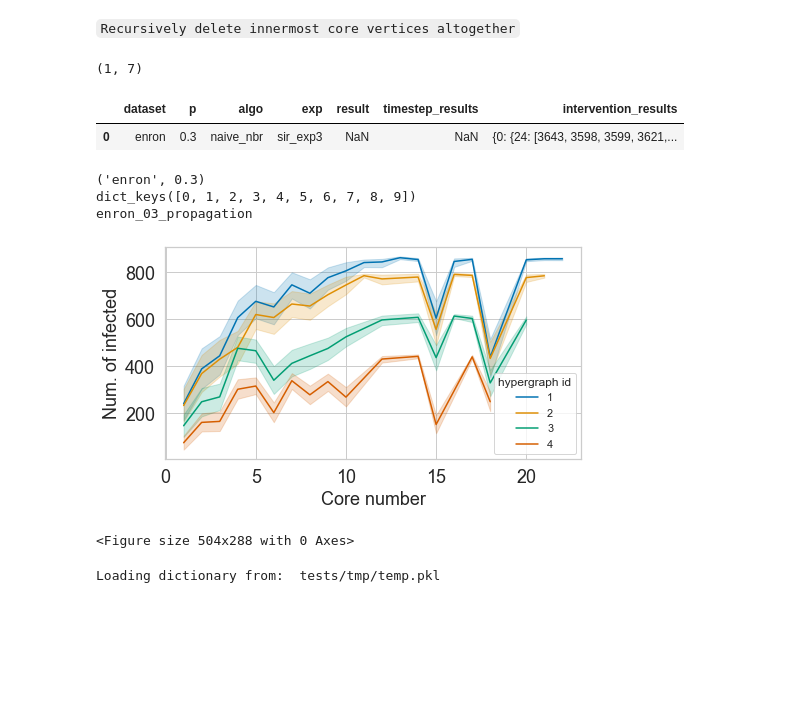
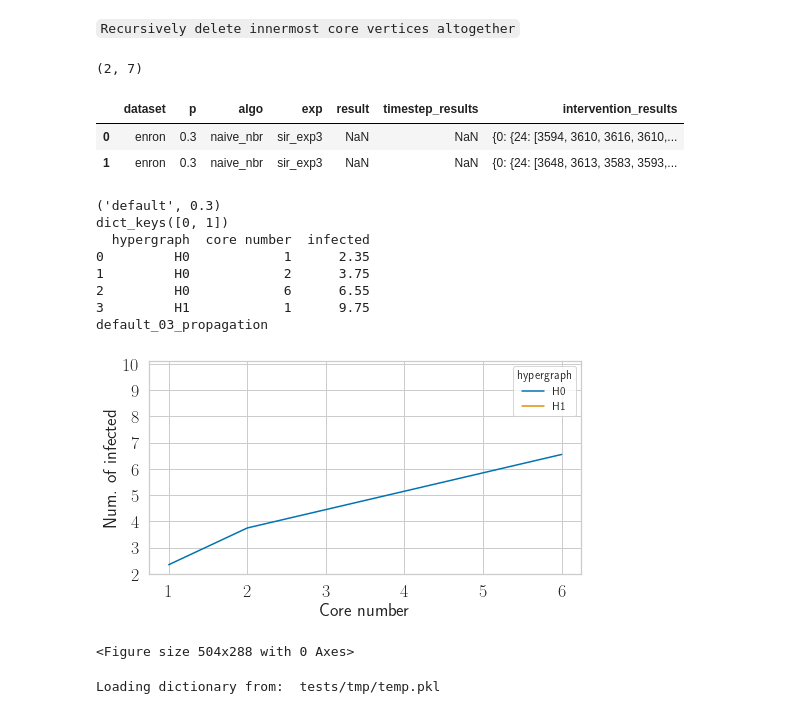
Before and after one commit to bishwamittra/scripts_hg-core-decomposition, a Jupyter notebook: read_output(naheed).ipynb, the cells around one changed output. Saved outputs shown, nothing was run; the diff lists cells and outputs as text; code cells hidden in the pictures; blank space fills up the shorter version.

```diff
--- a/read_output(naheed).ipynb
+++ b/read_output(naheed).ipynb
@@ -122,7 +138,10 @@ good_name_algo = {
     'improved2_nbr' : "NBR(2)",
     'par_improved2_nbr' : "pNBR(2)",
     'par_improved3_nbr' : "pNBR(3)",
-    'naive_degree' : "DEG"
+    'naive_degree' : "DEG",
+    'opt_local_coreI': "Local-I",
+    'opt_local_coreII': "Local-II",
+    'opt_local_coreIII': "Local-III"
 }
 
 good_name_dataset = {
@@ -144,7 +163,8 @@ good_name_dataset = {
     "gowalla": "gowalla",
     'weeplaces':'weeplaces'
 }
-order=["Peel", "E-Peel", "Local-core"]
+# order=["Peel", "E-Peel", "Local-core"]
+order=["Peel", "E-Peel", "Local-I","Local-II","Local-III"]
 linewidth= 2
 scatterplotBall = 150
 save = True
@@ -1764,7 +1793,7 @@ output_folder = 'data/output/'
 # fontsize = 18
 # labelsize = 12
 # %%
-df = pd.read_csv(output_folder + "/server/propagation_result_final.csv", header=None)
+df = pd.read_csv(output_folder + "server/propagation_result_final.csv", header=None)
 df.columns = ['algo', 'dataset', 'exp2', 'p', 'result', 'timestep_results']
 print(df.shape)
 df.head(15)
@@ -1858,7 +1887,7 @@ from matplotlib.ticker import MaxNLocator
 sns.set(rc={'figure.figsize':(7,4)})
 sns.set_style("whitegrid", {'axes.grid' : True})
 lw = 3
-save = True
+save = False
 
 
 ignore_datasets = ['bin_1','bin_2','bin_4','bin_5', 'congress', 'contact']
@@ -1969,15 +1999,16 @@ Intervention strategy
 `Recursively delete innermost core vertices altogether`
 # %%
 # df = pd.read_csv(output_folder + "/propagation_result.csv", header=None)
-df = pd.read_csv("data/output/propagation_result_recursive_delinner_enron2.csv", header=None)
+df = pd.read_csv("data/output/propagation_result_recursive_delinner_enron.csv", header=None)
 df.columns = ['dataset', 'p', 'algo', 'exp', 'result', 'timestep_results', 'intervention_results']
 # df.columns = ['algo', 'dataset', 'exp', 'intervention_results', 'p', 'result', 'timestep_results']
 print(df.shape)
 df.head(15)
 # %% [output]
-(1, 7)
+(2, 7)
 |  | dataset | p | algo | exp | result | timestep_results | intervention_results |
-| 0 | enron | 0.3 | naive_nbr | sir_exp3 | NaN | NaN | {0: {24: [3643, 3598, 3599, 3621,... |
+| 0 | enron | 0.3 | naive_nbr | sir_exp3 | NaN | NaN | {0: {24: [3594, 3610, 3616, 3610,... |
+| 1 | enron | 0.3 | naive_nbr | sir_exp3 | NaN | NaN | {0: {24: [3648, 3613, 3583, 3593,... |
 # %%
 import pandas as pd
 import seaborn as sns
@@ -2024,42 +2055,48 @@ for key, item in df[df['intervention_results'].notnull()].groupby(group_list, as
     # print(result['top5'].keys())
     # print(len(result['top5'][1]))
     # for top_val in ['top5', 'top10', 'top15']:
     # print(['nill', top_val])
 
 
     result_df = pd.DataFrame()
-    result_tuple = [(hypergraph_id, k, v) for hypergraph_id in sorted(list(result.keys()))[1:topk] for k in result[hypergraph_id] for v in result[hypergraph_id][k]]
-    result_df = result_df.append(pd.DataFrame(result_tuple, columns = ['hypergraph id', 'core number', 'infected']), ignore_index=False)
+    result_tuple = [('H'+str(hypergraph_id), k, v) for hypergraph_id in sorted(list(result.keys()))[:topk] for k in result[hypergraph_id] for v in result[hypergraph_id][k]]
+    result_df = result_df.append(pd.DataFrame(result_tuple, columns = ['hypergraph', 'core number', 'infected']), ignore_index=False)
     # print(result_df['edge id'].unique())
     # result_df['intervention'] = result_df.apply(lambda x: 'applied' if x['edge id'] != 'nill' else 'not applied', axis=1)
 
     #Plot mean
-    # meandf = result_df.groupby(['hypergraph id', 'core number']).mean().reset_index()
-    # print(meandf.head(n = 10))
+    meandf = result_df.groupby(['hypergraph', 'core number']).mean().reset_index()
+    print(meandf.head(n = 10))
     # print(meandf)
+    sns.lineplot(x = 'core number', y = 'infected', hue = 'hypergraph', palette='colorblind', data=meandf)
     # sns.lineplot(x = 'core number', y = 'infected', hue = 'hypergraph id', palette='colorblind', ci='sd', err_style='bars', data=result_df)
-    sns.lineplot(x = 'core number', y = 'infected', hue = 'hypergraph id', palette='colorblind',  data=result_df)
+    # sns.lineplot(x = 'core number', y = 'infected', hue = 'hypergraph id', palette='colorblind',  data=result_df)
 
     plt.xlabel('Core number', fontsize=fontsize)
     plt.ylabel("Num. of infected", fontsize=fontsize)
     # plt.yscale("log")
     plt.xticks(fontsize=fontsize)
     plt.yticks(fontsize=fontsize)
     # plt.title(top_val, fontsize=fontsize)
     plt.tight_layout()
     filename = (" ".join(map(str, key)) + " propagation").replace(" ", "_").replace(".", "")
     if(save):
         plt.savefig("results_final/fig/" + filename + "_intervention.pdf")
     else:
         print(filename)
         plt.show()
         # break
     plt.clf()
 # %% [output]
-('enron', 0.3)
-dict_keys([0, 1, 2, 3, 4, 5, 6, 7, 8, 9])
-enron_03_propagation
+('default', 0.3)
+dict_keys([0, 1])
+  hypergraph  core number  infected
+0         H0            1      2.35
+1         H0            2      3.75
+2         H0            6      6.55
+3         H1            1      9.75
+default_03_propagation
-[figure, old version]
+[figure, new version]
 <Figure size 504x288 with 0 Axes>
 # %%
 from hgDecompose.utils import load_dict
```
Also changed, not shown: parts of 15 cells of this notebook, 11 other files.
